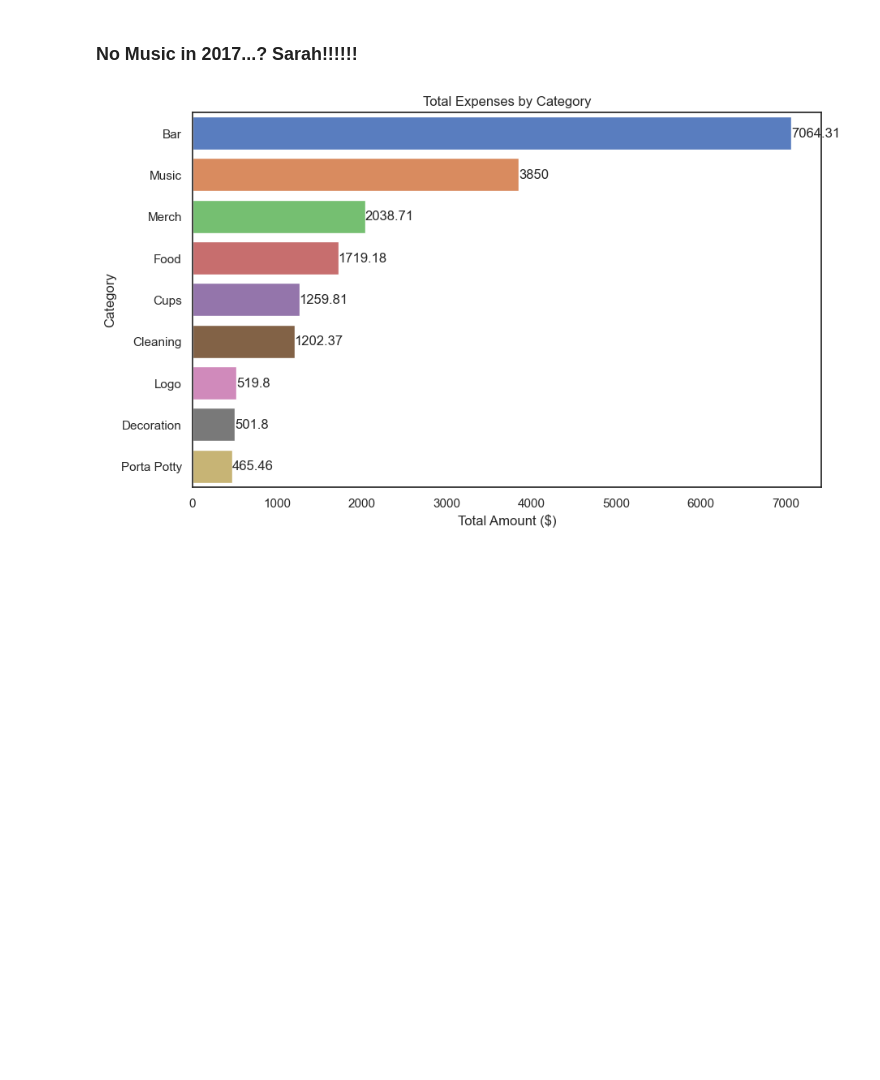
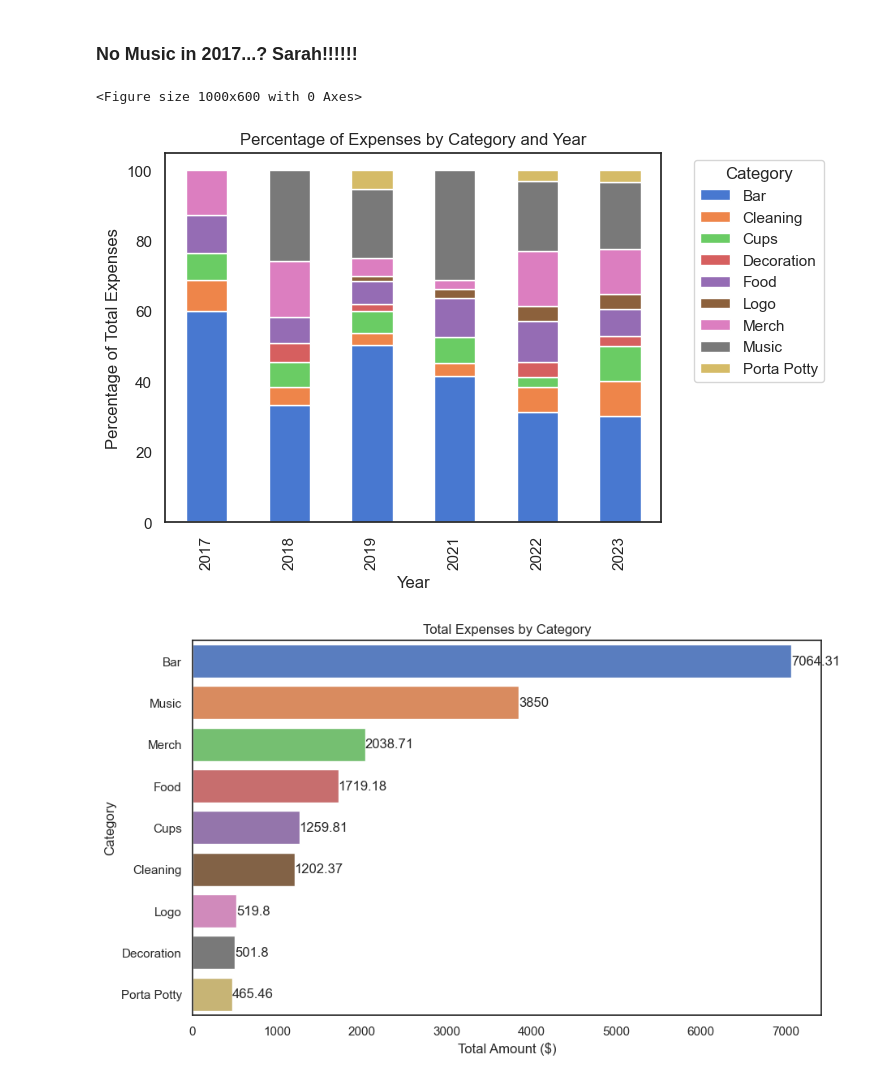
Before and after one commit to johbry17/Harvest-Party, a Jupyter notebook: exploratory_data_analysis.ipynb, the cells around one changed output. Saved outputs shown, nothing was run; the diff lists cells and outputs as text; code cells hidden in the pictures; blank space fills up the shorter version.

```diff
--- a/exploratory_data_analysis.ipynb
+++ b/exploratory_data_analysis.ipynb
@@ -385,2 +387,35 @@ plt.show()
 # %% [markdown]
 ### No Music in 2017...? Sarah!!!!!!
+# %%
+# plot of percentage of expenses by category per year
+
+# group and sort sums by Category and Year
+df_cat_year_sum = df.groupby(["Category", "Year"]).sum().reset_index()
+
+# calculate total expenses per year
+total_expenses_per_year = df.groupby("Year")["Amount"].sum().reset_index()
+
+# merge total expenses into df_cat_year_sum
+df_cat_year_sum = pd.merge(df_cat_year_sum, total_expenses_per_year, on="Year", suffixes=("", "_total"))
+
+# calculate percentage for each category-year combination
+df_cat_year_sum['Percentage'] = (df_cat_year_sum['Amount'] / df_cat_year_sum['Amount_total']) * 100
+
+# pivot df so each Category is a column for plotting
+df_pivot = df_cat_year_sum.pivot(index="Year", columns="Category", values="Percentage").reset_index()
+df_pivot = df_pivot.fillna(0)
+
+# plot the chart
+sns.set_theme(style="white", font="Arial")
+plt.figure(figsize=(10, 6))
+ax = df_pivot.plot(x="Year", kind="bar", stacked=True, color=sns.color_palette("muted"))
+
+# format plot
+plt.title("Percentage of Expenses by Category and Year")
+plt.xlabel("Year")
+plt.ylabel("Percentage of Total Expenses")
+plt.legend(title="Category", bbox_to_anchor=(1.05, 1), loc='upper left')
+plt.show()
+# %% [output]
+<Figure size 1000x600 with 0 Axes>
+[figure, added]
```
Also changed, not shown: parts of 16 cells of this notebook.
